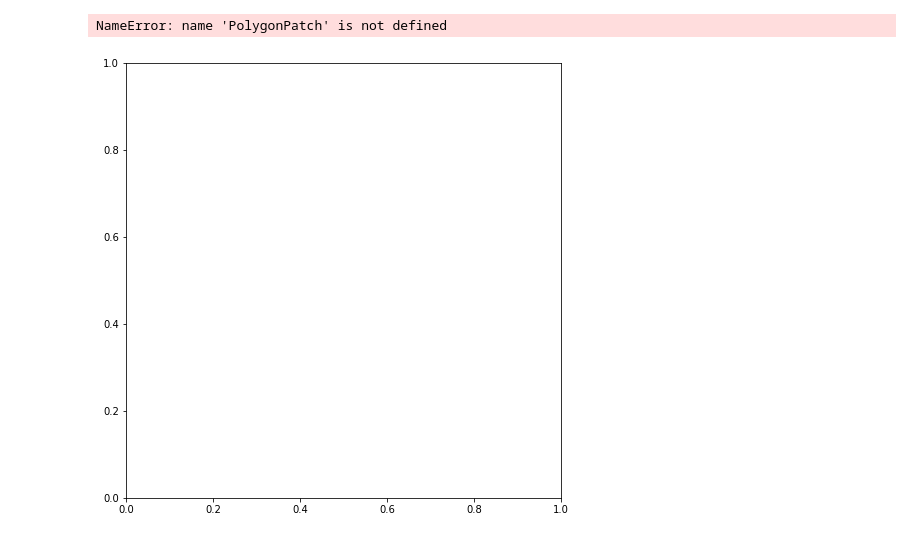
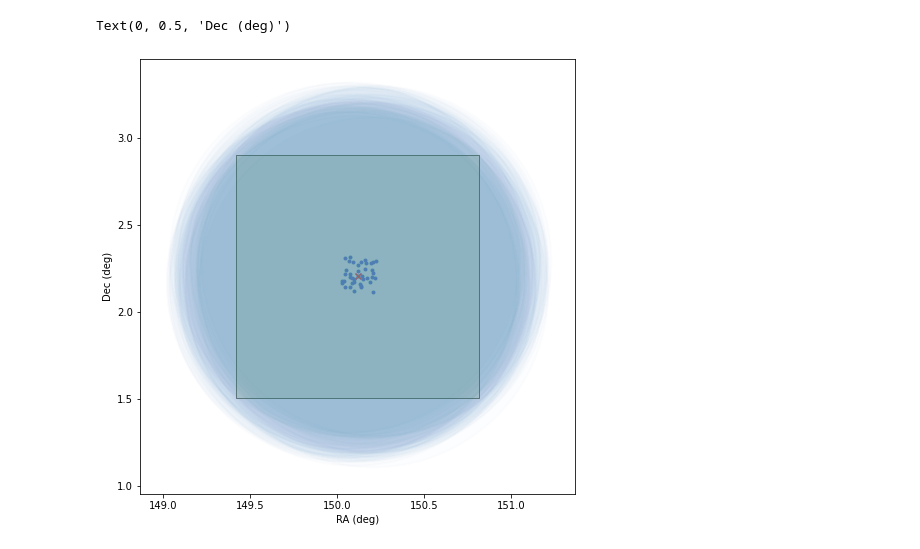
Before and after one commit to MerianSurvey/skipper, a Jupyter notebook: notebooks/COSMOSPlanningExample.ipynb, the cells around one changed output. Saved outputs shown, nothing was run; the diff lists cells and outputs as text; code cells hidden in the pictures.

```diff
--- a/notebooks/COSMOSPlanningExample.ipynb
+++ b/notebooks/COSMOSPlanningExample.ipynb
@@ -29,26 +29,26 @@ centers = frd.get_centers ()
 # %%
 fig = plt.figure ( figsize=(8,8))
 ax = plt.subplot(111, aspect='equal')
 rect = patches.Rectangle ( [center.ra.deg - size[0]/2, center.dec.deg - size[1]/2],
                           width = size[0],
                           height= size[1],
                          fc='lightgrey', ec='k', alpha=0.5)
 ax.add_patch (rect)
 
 for ij in range(frd.ndither):
-    patch = PolygonPatch ( poly_l[ij], fc='C0', ec='tab:blue', lw=2, alpha=0.01)
+    patch = patches.Circle ( centers[ij], radius=frd.fov_radius, fc='C0', ec='tab:blue', lw=2, alpha=0.01)
     ax.add_patch(patch)
     ax.scatter(*centers[ij], color='C0', marker='.')
 ax.scatter ( *frd.center, color='r', marker='x')
 
 ax.set_xlim ( center.ra.deg - 1.25,  center.ra.deg  + 1.25)
 ax.set_ylim ( center.dec.deg- 1.25,  center.dec.deg + 1.25)
 
 ax.set_xlabel ( 'RA (deg)')
 ax.set_ylabel ('Dec (deg)')
 # %% [output]
-NameError: name 'PolygonPatch' is not defined
+Text(0, 0.5, 'Dec (deg)')
-[figure, old version]
+[figure, new version]
 # %%
 ocat = observe.ObsCatalog(comment='--', proposer='LeathaudGreene')
 catalog = ocat.build_catalog(centers[:,0], centers[:,1], 'COSMOS', 'N708', 'science', 10.*60)
```
Also changed, not shown: parts of 4 cells of this notebook.
